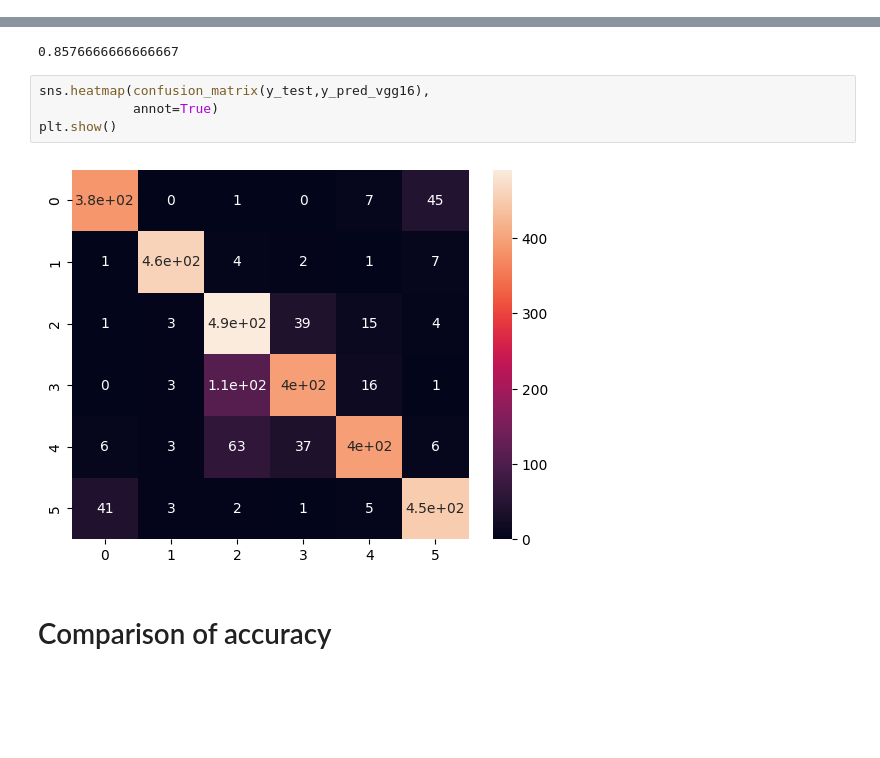
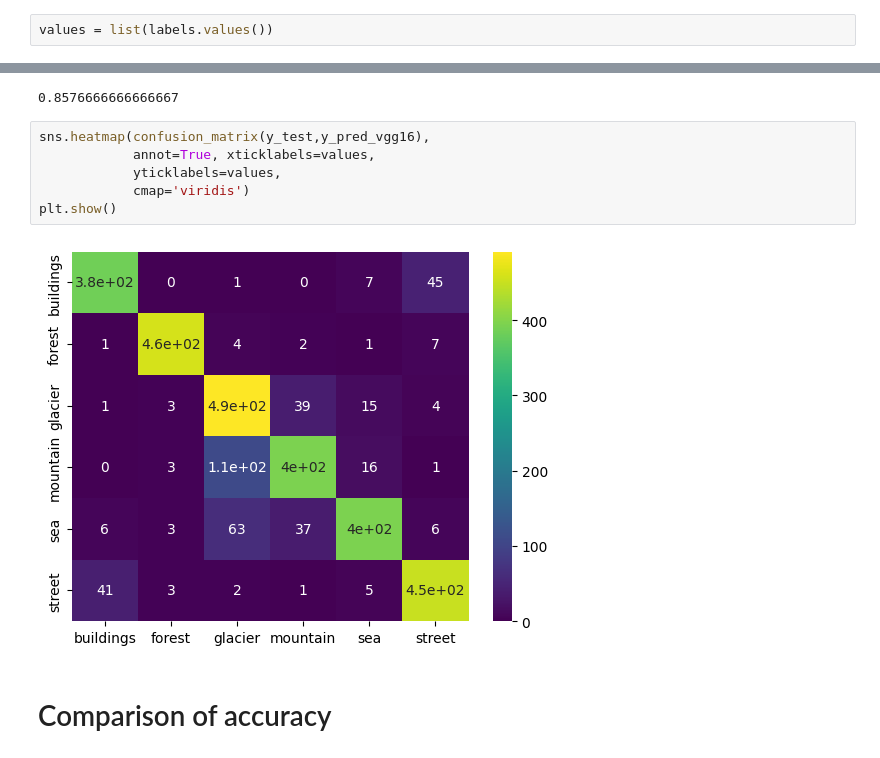
Before and after one commit to lorrespz/Image-Classification-Collection, a Jupyter notebook: natural-scenes-classification-resnet50-others.ipynb, the cells around one changed output, grey strips where cells are left out. Drawn from its saved outputs; the diff is of its cells as text; blank space fills up the shorter version.

```diff
--- a/natural-scenes-classification-resnet50-others.ipynb
+++ b/natural-scenes-classification-resnet50-others.ipynb
@@ -111,6 +111,8 @@ Label Mappings for classes
 3 : mountain
 4 : sea
 5 : street
+# %%
+values = list(labels.values())
 # %%
 fig, ax = plt.subplots(nrows=4, ncols=4, figsize=(12, 12))
 idx = 0
@@ -528,10 +536,12 @@ vgg16_acc
 0.8576666666666667
 # %%
 sns.heatmap(confusion_matrix(y_test,y_pred_vgg16),
-            annot=True)
+            annot=True, xticklabels=values,
+            yticklabels=values,
+            cmap='viridis')
 plt.show()
 # %% [output]
-[figure, old version]
+[figure, new version]
 # %% [markdown]
 # Comparison of accuracy
 # %%
```
Also changed, not shown: parts of 4 cells of this notebook.
